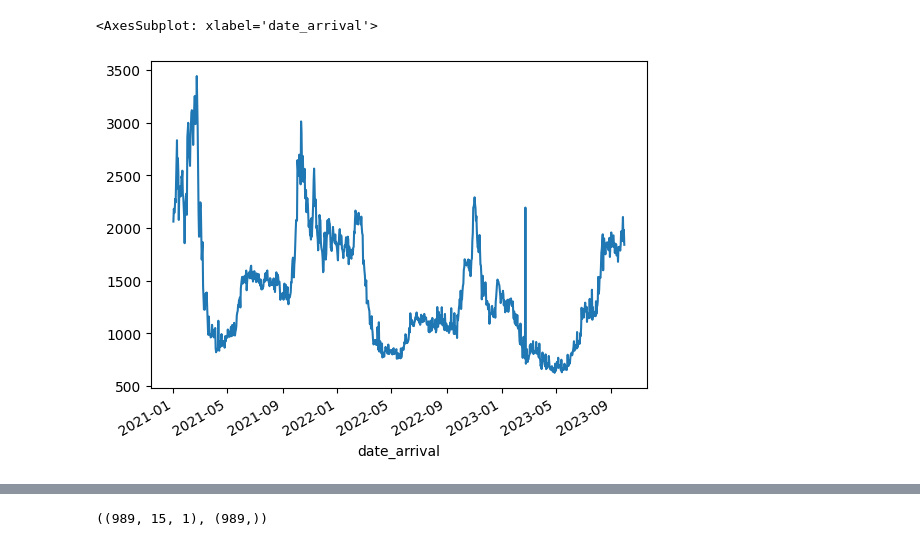
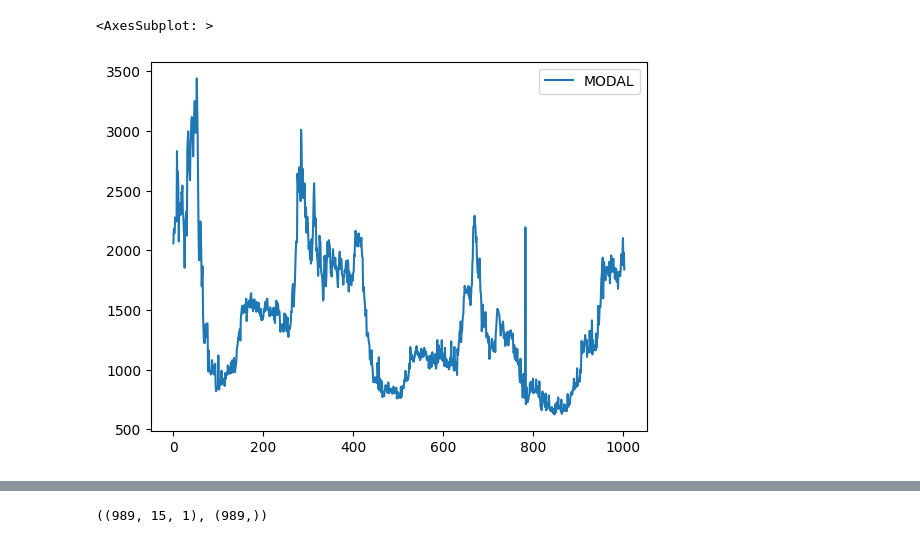
Before and after one commit to ajayt0m/Forecasting_Crop_Prices_Maharashtra, a Jupyter notebook: LSTM_Univariate.ipynb, the cells around one changed output, grey strips where cells are left out. Saved outputs shown, nothing was run; the diff lists cells and outputs as text; code cells hidden in the pictures.

Commit message:
Fixed the NaT date index problem

```diff
--- a/LSTM_Univariate.ipynb
+++ b/LSTM_Univariate.ipynb
@@ -44,6 +42,6 @@ memory usage: 47.1 KB
 # %%
-price = onion_df['MODAL']
+price = pd.DataFrame(onion_df['MODAL'])
 price.plot()
 # %% [output]
-<AxesSubplot: xlabel='date_arrival'>
+<AxesSubplot: >
-[figure, old version]
+[figure, new version]
```
Also changed, not shown: parts of 22 cells of this notebook, 1 other file.
